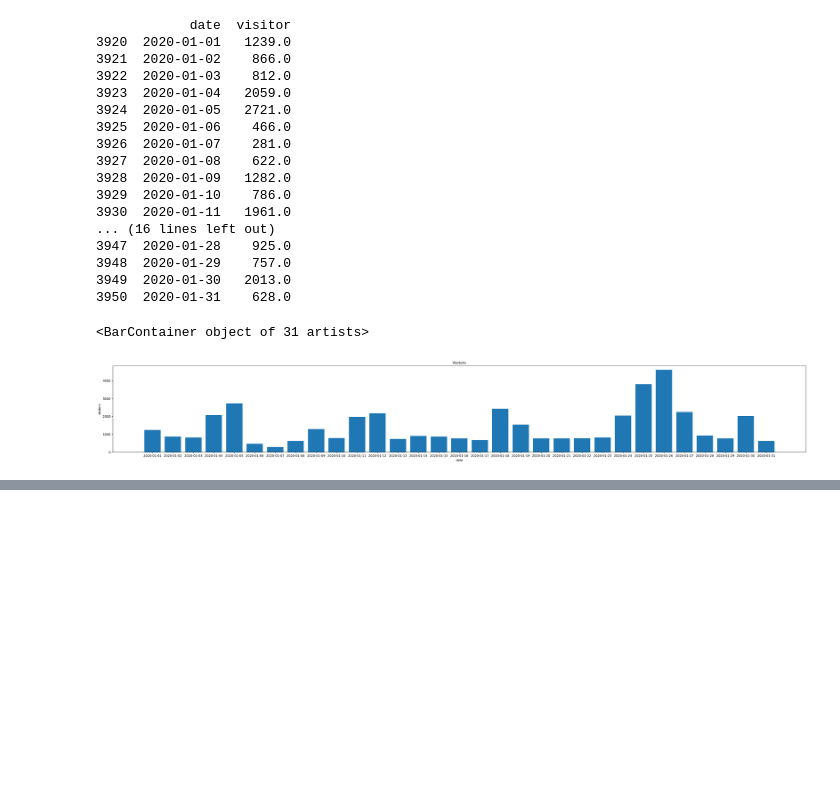
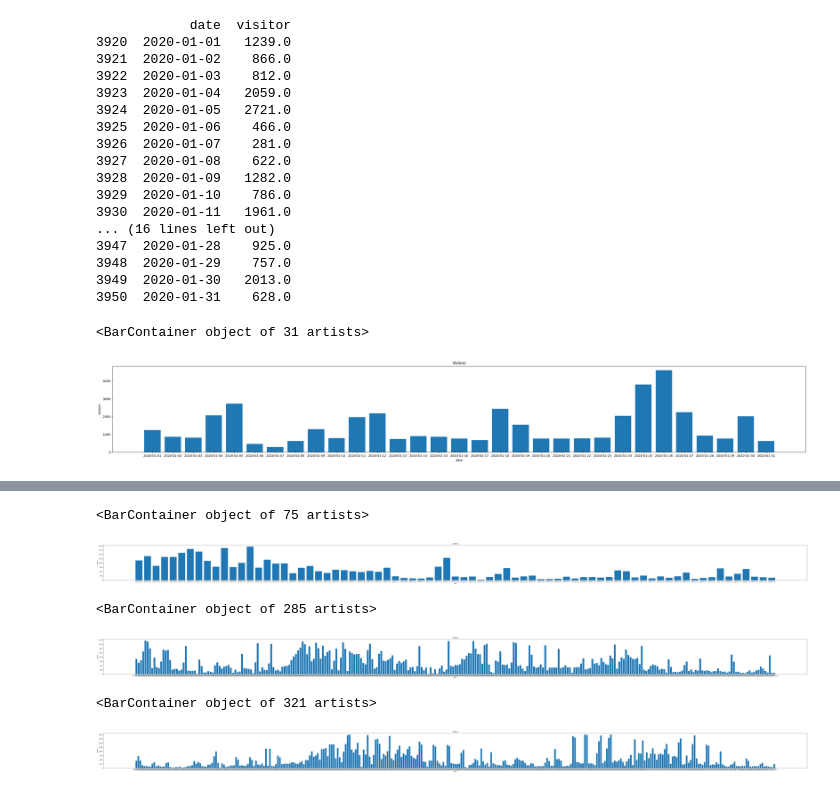
Before and after one commit to jrary/DataScienceTermProject, a Jupyter notebook: src/dataVisualization.ipynb, the cells around one changed output, grey strips where cells are left out. Drawn from its saved outputs; the diff is of its cells as text; code cells hidden in the pictures; blank space fills up the shorter version.

```diff
--- a/src/dataVisualization.ipynb
+++ b/src/dataVisualization.ipynb
@@ -688,0 +707,33 @@ plt.bar(df['date'],df['visitor'])
+# %%
+#여기서부터 년도별, 20000만 이하의 방문객
+df = pd.read_csv('./assets/output/visitors.csv')
+df['visitor'] = df['visitor'].str.replace(',', '').astype(float)
+df['date'] = df['date'].astype(str)
+df = df[df['date'].str.startswith('2008')]
+fil_df = df[df['visitor'] <= 20000]
+
+plt.figure(figsize=(100,5))
+plt.title("Visitors")
+plt.xlabel("date")
+plt.ylabel("visitors")
+
+plt.bar(fil_df['date'],fil_df['visitor'])
+# %% [output]
+<BarContainer object of 75 artists>
+[figure, added]
+# %%
+df = pd.read_csv('./assets/output/visitors.csv')
+df['visitor'] = df['visitor'].str.replace(',', '').astype(float)
+df['date'] = df['date'].astype(str)
+df = df[df['date'].str.startswith('2009')]
+fil_df = df[df['visitor'] <= 20000]
+
+plt.figure(figsize=(100,5))
+plt.title("Visitors")
+plt.xlabel("date")
+plt.ylabel("visitors")
+
+plt.bar(fil_df['date'],fil_df['visitor'])
+# %% [output]
+<BarContainer object of 285 artists>
+[figure, added]
@@ -688,0 +818,16 @@ plt.bar(df['date'],df['visitor'])
+# %%
+df = pd.read_csv('./assets/output/visitors.csv')
+df['visitor'] = df['visitor'].str.replace(',', '').astype(float)
+df['date'] = df['date'].astype(str)
+df = df[df['date'].str.startswith('2016')]
+fil_df = df[df['visitor'] <= 20000]
+
+plt.figure(figsize=(100,5))
+plt.title("Visitors")
+plt.xlabel("date")
+plt.ylabel("visitors")
+
+plt.bar(fil_df['date'],fil_df['visitor'])
+# %% [output]
+<BarContainer object of 321 artists>
+[figure, added]
```
Also changed, not shown: parts of 24 cells of this notebook.
